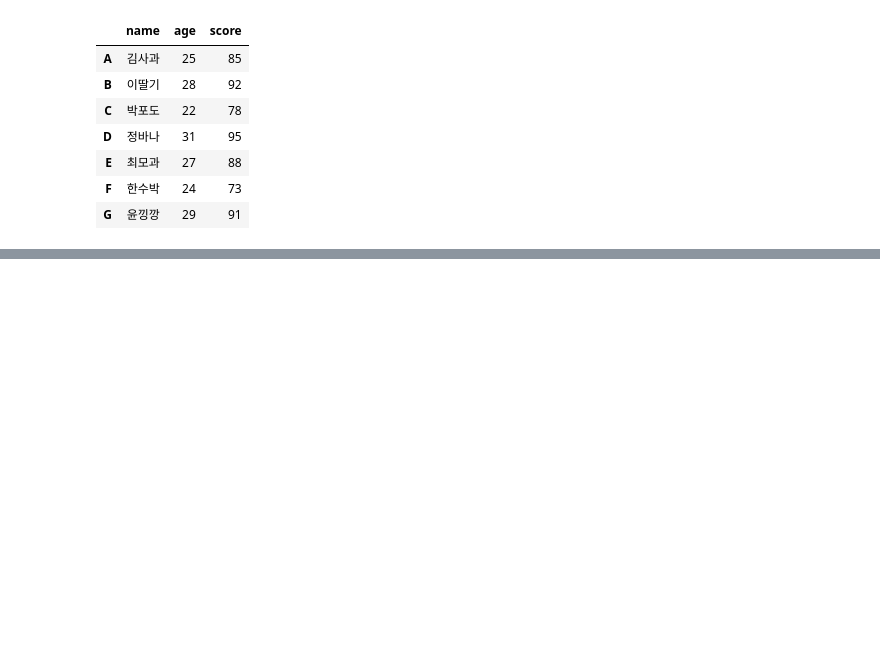
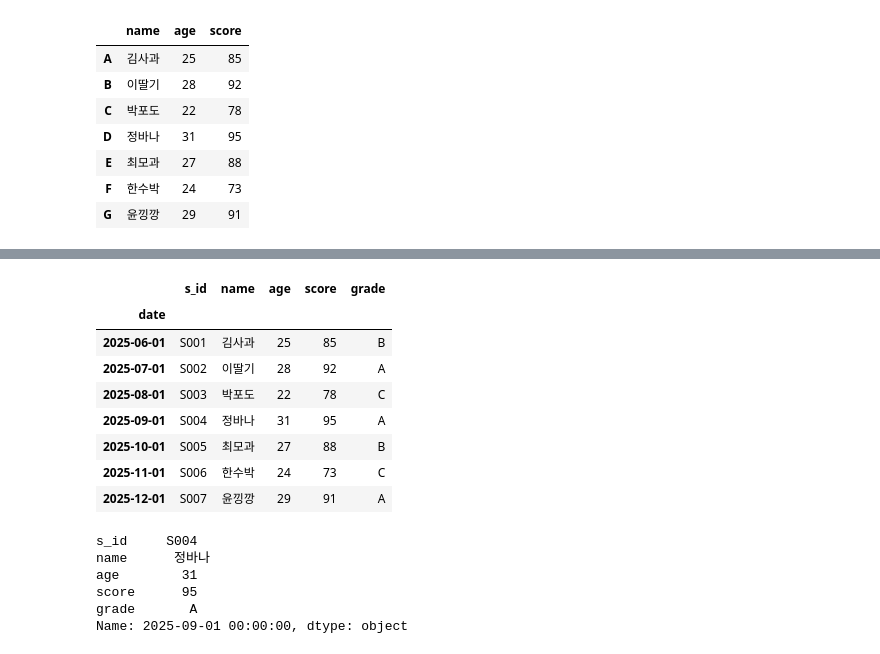
Before and after one commit to gayeoniee/data_anal_rep, a Jupyter notebook: 4. 판다스.ipynb, the cells around one changed output, grey strips where cells are left out. Saved outputs shown, nothing was run; the diff lists cells and outputs as text; code cells hidden in the pictures; blank space fills up the shorter version.

```diff
--- a/4. 판다스.ipynb
+++ b/4. 판다스.ipynb
@@ -449,0 +722,22 @@ df
+# %%
+df_new1 = df_new.set_index('date')
+df_new1
+# %% [output]
+|  | s_id | name | age | score | grade |
+| date |  |  |  |  |  |
+| 2025-06-01 | S001 | 김사과 | 25 | 85 | B |
+| 2025-07-01 | S002 | 이딸기 | 28 | 92 | A |
+| 2025-08-01 | S003 | 박포도 | 22 | 78 | C |
+| 2025-09-01 | S004 | 정바나 | 31 | 95 | A |
+| 2025-10-01 | S005 | 최모과 | 27 | 88 | B |
+| 2025-11-01 | S006 | 한수박 | 24 | 73 | C |
+| 2025-12-01 | S007 | 윤낑깡 | 29 | 91 | A |
+# %%
+df_new1.loc['2025-09-01']
+# %% [output]
+s_id     S004
+name      정바나
+age        31
+score      95
+grade       A
+Name: 2025-09-01 00:00:00, dtype: object
```
Also changed, not shown: parts of 36 cells of this notebook, 1 other file.
